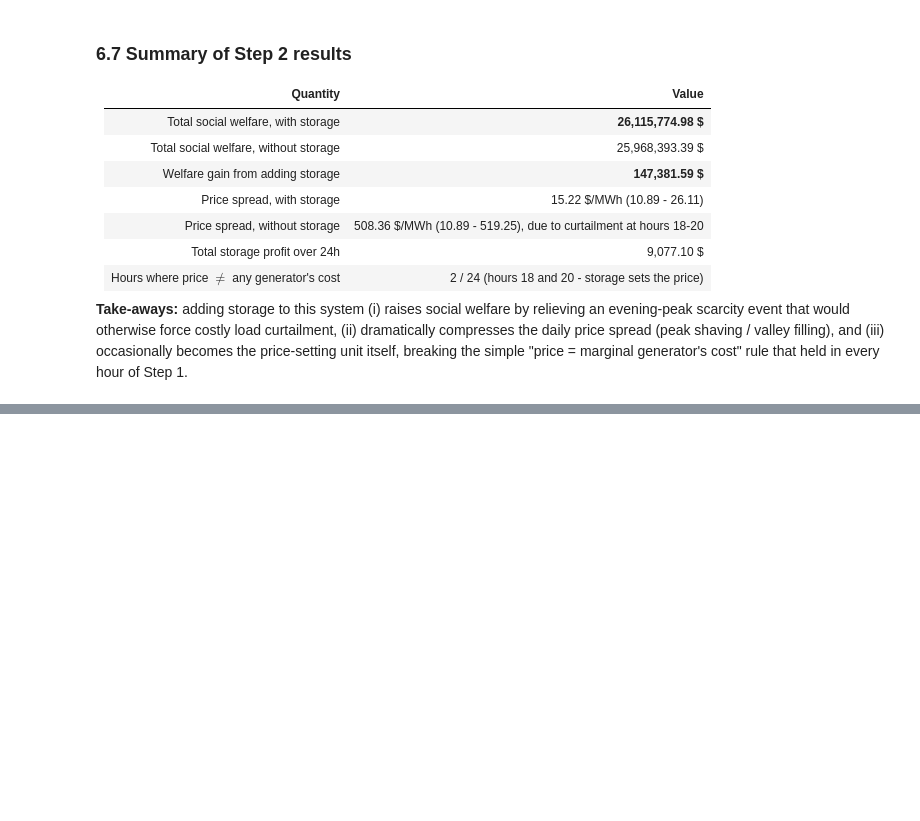
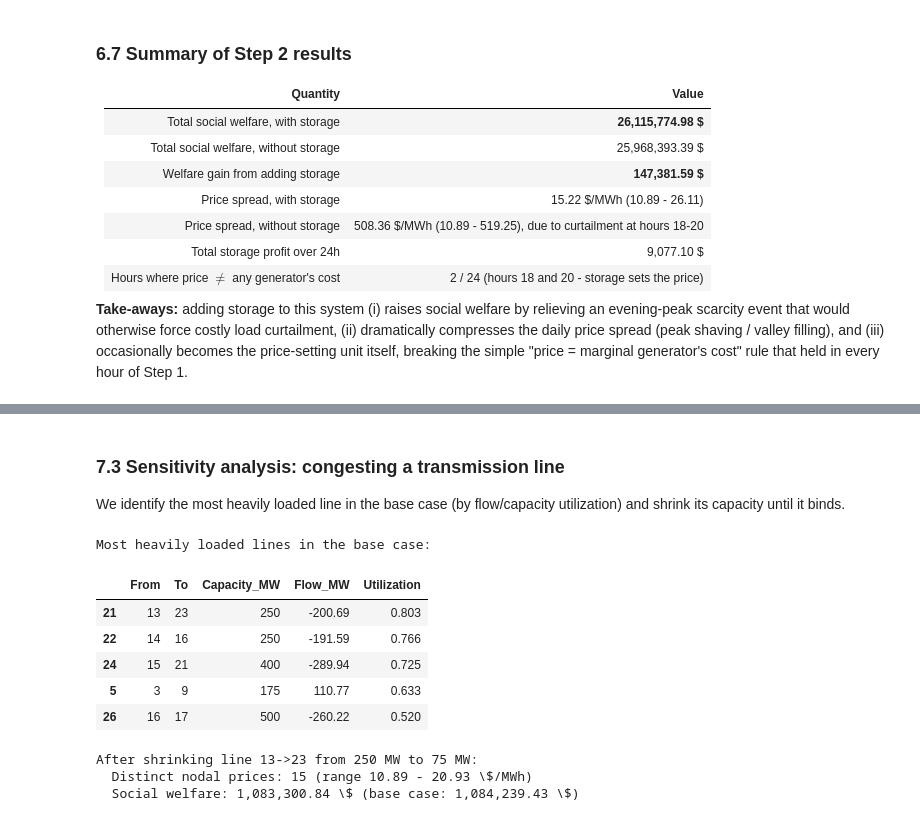
Before and after one commit to javierozoresarconada-spec/Renewables-Electricity-Markets-Energy-Forecasting-Portfolio-Quant-Analyst, a Jupyter notebook: Energy Markets DTU/Electricity_Markets_Step_1_to 3_A1.ipynb, the cells around one changed output, grey strips where cells are left out. Cells and saved outputs as stored; diff of their text form; code cells hidden in the pictures; blank space fills up the shorter version.

```diff
--- a/Energy Markets DTU/Electricity_Markets_Step_1_to 3_A1.ipynb
+++ b/Energy Markets DTU/Electricity_Markets_Step_1_to 3_A1.ipynb
@@ -1029,0 +1063,15 @@ hour of Step 1.
+# %%
+n_nodes = 24
+ref_node = 0  # node 1 (index 0) is the reference/slack bus: theta_ref = 0
+
+supplier_node = np.concatenate([
+    gens["Location_node"].to_numpy(),
+    wind["Location_node"].to_numpy(),
+]) - 1
+demand_node = demands["Location_node"].to_numpy() - 1
+
+lines_from = lines["From_node"].to_numpy() - 1
+lines_to = lines["To_node"].to_numpy() - 1
+lines_B = lines["Susceptance_puw"].to_numpy()
+lines_cap = lines["Capacity_MW"].to_numpy()
+n_lines = len(lines)
@@ -1029,0 +1161,43 @@ hour of Step 1.
+# %% [markdown]
+### 7.3 Sensitivity analysis: congesting a transmission line
+
+We identify the most heavily loaded line in the base case (by
+flow/capacity utilization) and shrink its capacity until it binds.
+# %%
+utilization = np.abs(nodal_base["flow"]) / lines_cap
+lines_report = pd.DataFrame({
+    "From": lines["From_node"], "To": lines["To_node"], "Capacity_MW": lines_cap,
+    "Flow_MW": nodal_base["flow"].round(2), "Utilization": utilization.round(3),
+}).sort_values("Utilization", ascending=False)
+print("Most heavily loaded lines in the base case:")
+lines_report.head(5)
+# %% [output]
+Most heavily loaded lines in the base case:
+|  | From | To | Capacity_MW | Flow_MW | Utilization |
+| 21 | 13 | 23 | 250 | -200.69 | 0.803 |
+| 22 | 14 | 16 | 250 | -191.59 | 0.766 |
+| 24 | 15 | 21 | 400 | -289.94 | 0.725 |
+| 5 | 3 | 9 | 175 | 110.77 | 0.633 |
+| 26 | 16 | 17 | 500 | -260.22 | 0.520 |
+# %%
+most_loaded_line = int(np.argmax(utilization))
+stressed_cap = lines_cap.copy()
+stressed_cap[most_loaded_line] = 0.3 * lines_cap[most_loaded_line]  # shrink to 30% of its original capacity
+
+nodal_stressed = solve_nodal_market(
+    supplier_cost, supplier_capacity, supplier_node,
+    demand_bid, demand_maxload, demand_node,
+    lines_from, lines_to, lines_B, stressed_cap, n_nodes, ref_node,
+)
+
+print(f"After shrinking line {lines['From_node'].iloc[most_loaded_line]}->"
+      f"{lines['To_node'].iloc[most_loaded_line]} from {lines_cap[most_loaded_line]:.0f} MW "
+      f"to {stressed_cap[most_loaded_line]:.0f} MW:")
+print(f"  Distinct nodal prices: {len(np.unique(nodal_stressed['nodal_price'].round(2)))} "
+      f"(range {nodal_stressed['nodal_price'].min():.2f} - {nodal_stressed['nodal_price'].max():.2f} \$/MWh)")
+print(f"  Social welfare: {nodal_stressed['social_welfare']:,.2f} \$ "
+      f"(base case: {nodal_base['social_welfare']:,.2f} \$)")
+# %% [output]
+After shrinking line 13->23 from 250 MW to 75 MW:
+  Distinct nodal prices: 15 (range 10.89 - 20.93 \$/MWh)
+  Social welfare: 1,083,300.84 \$ (base case: 1,084,239.43 \$)
```
Also changed, not shown: parts of 17 cells of this notebook, 1 other file.
